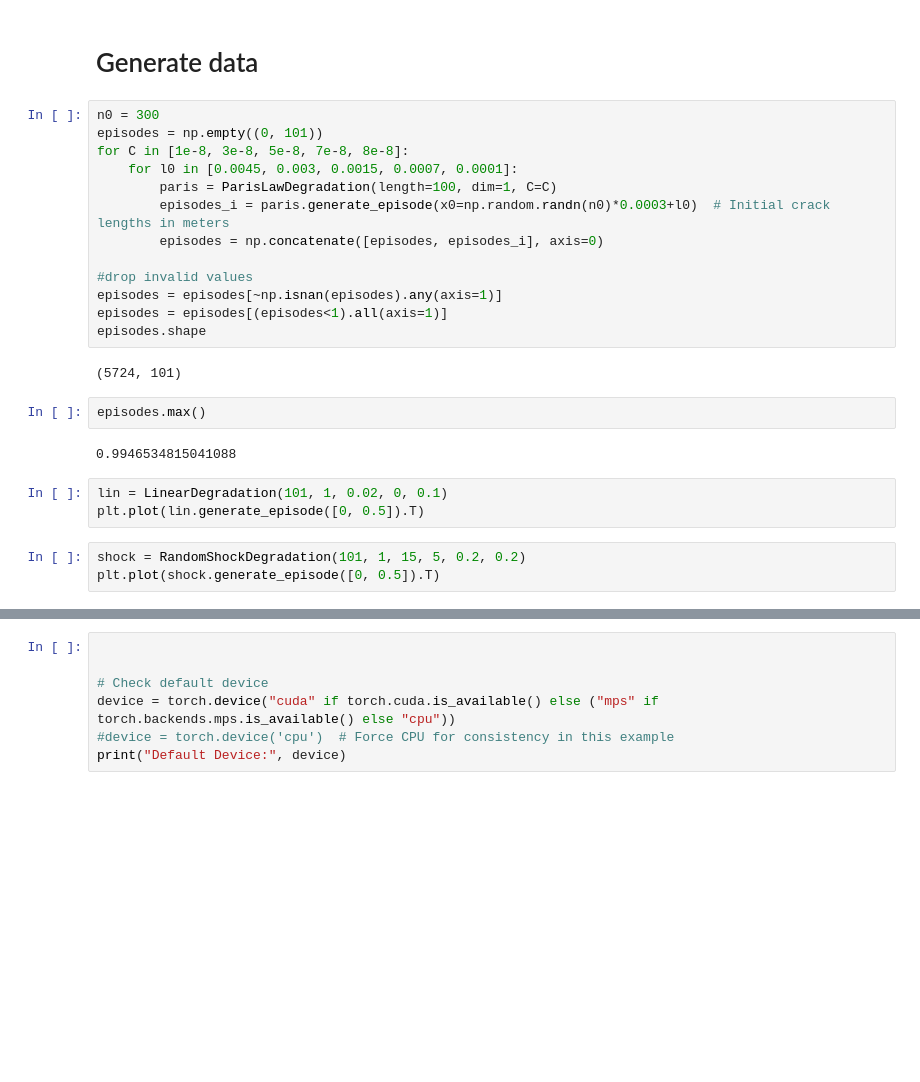
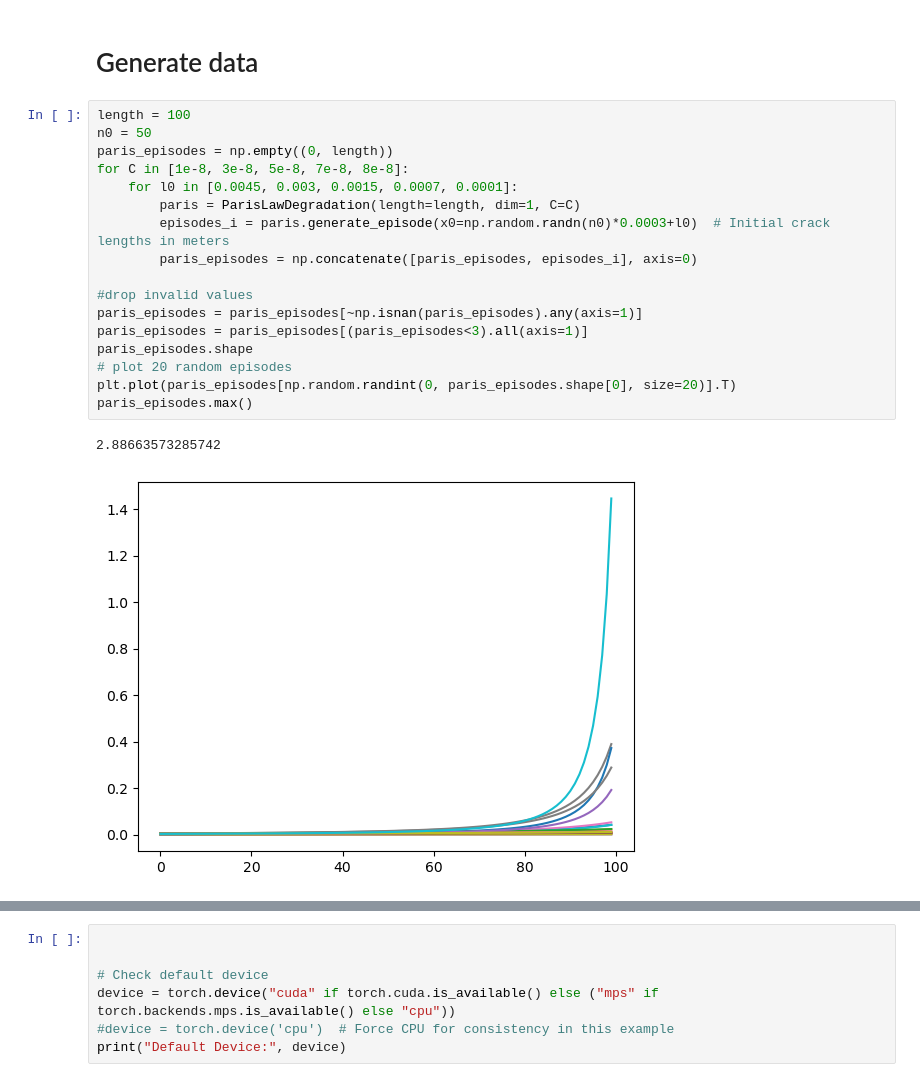
Before and after one commit to seyedasadzadeh/degradation-transformer, a Jupyter notebook: main.ipynb, the cells around one changed output, grey strips where cells are left out. Saved outputs shown, nothing was run; the diff lists cells and outputs as text; blank space fills up the shorter version.

```diff
--- a/main.ipynb
+++ b/main.ipynb
@@ -7,27 +7,22 @@ from predict_next_token_in_time_series import *
 # %% [markdown]
 # Generate data
 # %%
-n0 = 300
-episodes = np.empty((0, 101))
+length = 100
+n0 = 50
+paris_episodes = np.empty((0, length))
 for C in [1e-8, 3e-8, 5e-8, 7e-8, 8e-8]:
     for l0 in [0.0045, 0.003, 0.0015, 0.0007, 0.0001]:
-        paris = ParisLawDegradation(length=100, dim=1, C=C)
+        paris = ParisLawDegradation(length=length, dim=1, C=C)
         episodes_i = paris.generate_episode(x0=np.random.randn(n0)*0.0003+l0)  # Initial crack lengths in meters
-        episodes = np.concatenate([episodes, episodes_i], axis=0)
+        paris_episodes = np.concatenate([paris_episodes, episodes_i], axis=0)
 
 #drop invalid values
-episodes = episodes[~np.isnan(episodes).any(axis=1)]
-episodes = episodes[(episodes<1).all(axis=1)]
-episodes.shape
+paris_episodes = paris_episodes[~np.isnan(paris_episodes).any(axis=1)]
+paris_episodes = paris_episodes[(paris_episodes<3).all(axis=1)]
+paris_episodes.shape
+# plot 20 random episodes
+plt.plot(paris_episodes[np.random.randint(0, paris_episodes.shape[0], size=20)].T)
+paris_episodes.max()
 # %% [output]
-(5724, 101)
+2.88663573285742
+[figure, added]
-# %%
-episodes.max()
-# %% [output]
-0.9946534815041088
-# %%
-lin = LinearDegradation(101, 1, 0.02, 0, 0.1)
-plt.plot(lin.generate_episode([0, 0.5]).T)
-# %%
-shock = RandomShockDegradation(101, 1, 15, 5, 0.2, 0.2)
-plt.plot(shock.generate_episode([0, 0.5]).T)
```
Also changed, not shown: parts of 9 cells of this notebook.
